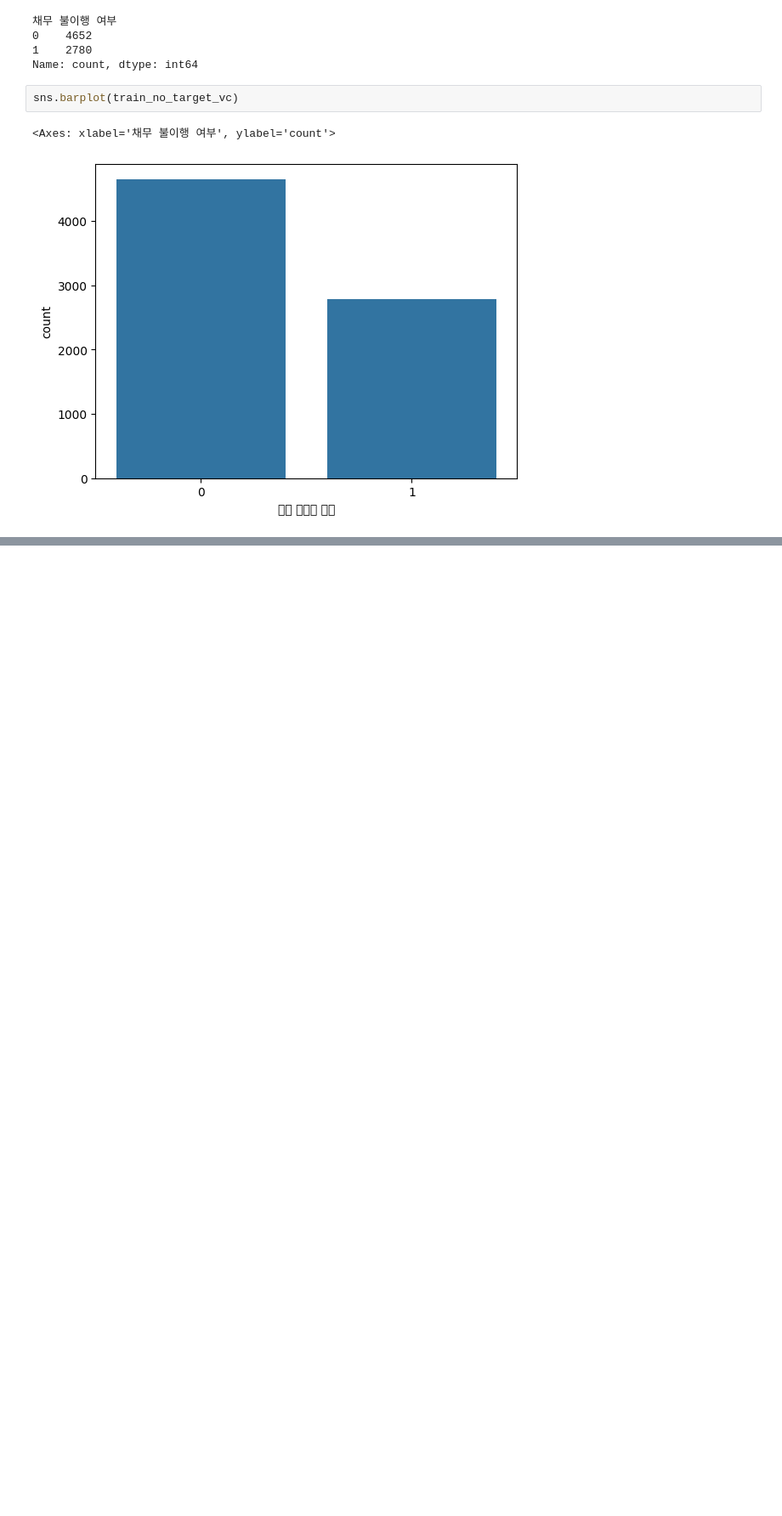
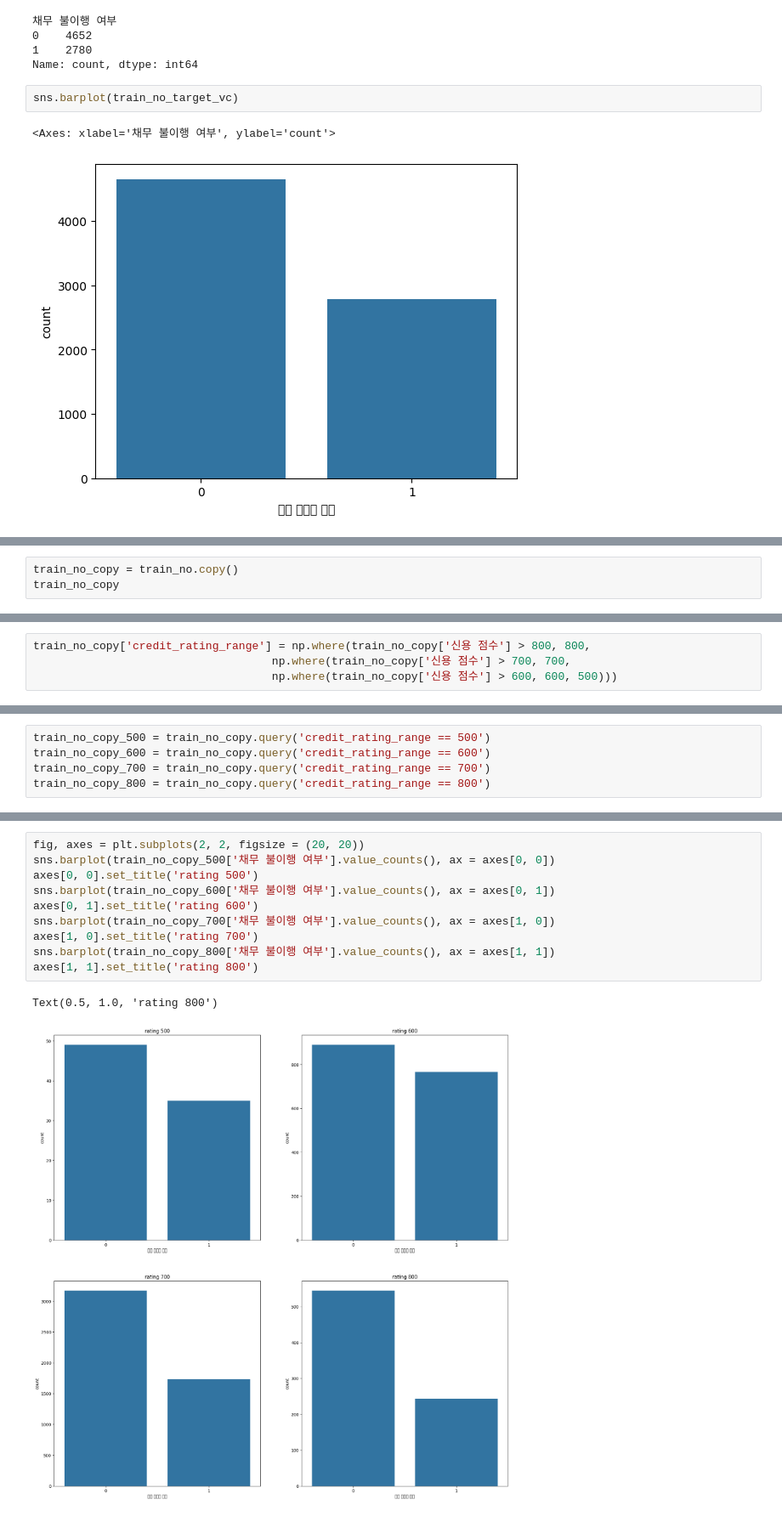
Before and after one commit to jayiuk/default-pred, a Jupyter notebook: eda_data.ipynb, the cells around one changed output, grey strips where cells are left out. Shown at 85% size. Cells and saved outputs as stored; diff of their text form; blank space fills up the shorter version.

```diff
--- a/eda_data.ipynb
+++ b/eda_data.ipynb
@@ -442,0 +513,3 @@ sns.barplot(train_no_target_vc)
+# %%
+train_no_copy = train_no.copy()
+train_no_copy
@@ -442,0 +530,4 @@ sns.barplot(train_no_target_vc)
+# %%
+train_no_copy['credit_rating_range'] = np.where(train_no_copy['신용 점수'] > 800, 800,
+                                    np.where(train_no_copy['신용 점수'] > 700, 700,
+                                    np.where(train_no_copy['신용 점수'] > 600, 600, 500)))
@@ -442,0 +550,5 @@ sns.barplot(train_no_target_vc)
+# %%
+train_no_copy_500 = train_no_copy.query('credit_rating_range == 500')
+train_no_copy_600 = train_no_copy.query('credit_rating_range == 600')
+train_no_copy_700 = train_no_copy.query('credit_rating_range == 700')
+train_no_copy_800 = train_no_copy.query('credit_rating_range == 800')
@@ -442,0 +571,13 @@ sns.barplot(train_no_target_vc)
+# %%
+fig, axes = plt.subplots(2, 2, figsize = (20, 20))
+sns.barplot(train_no_copy_500['채무 불이행 여부'].value_counts(), ax = axes[0, 0])
+axes[0, 0].set_title('rating 500')
+sns.barplot(train_no_copy_600['채무 불이행 여부'].value_counts(), ax = axes[0, 1])
+axes[0, 1].set_title('rating 600')
+sns.barplot(train_no_copy_700['채무 불이행 여부'].value_counts(), ax = axes[1, 0])
+axes[1, 0].set_title('rating 700')
+sns.barplot(train_no_copy_800['채무 불이행 여부'].value_counts(), ax = axes[1, 1])
+axes[1, 1].set_title('rating 800')
+# %% [output]
+Text(0.5, 1.0, 'rating 800')
+[figure, added]
```
Also changed, not shown: parts of 12 cells of this notebook.
